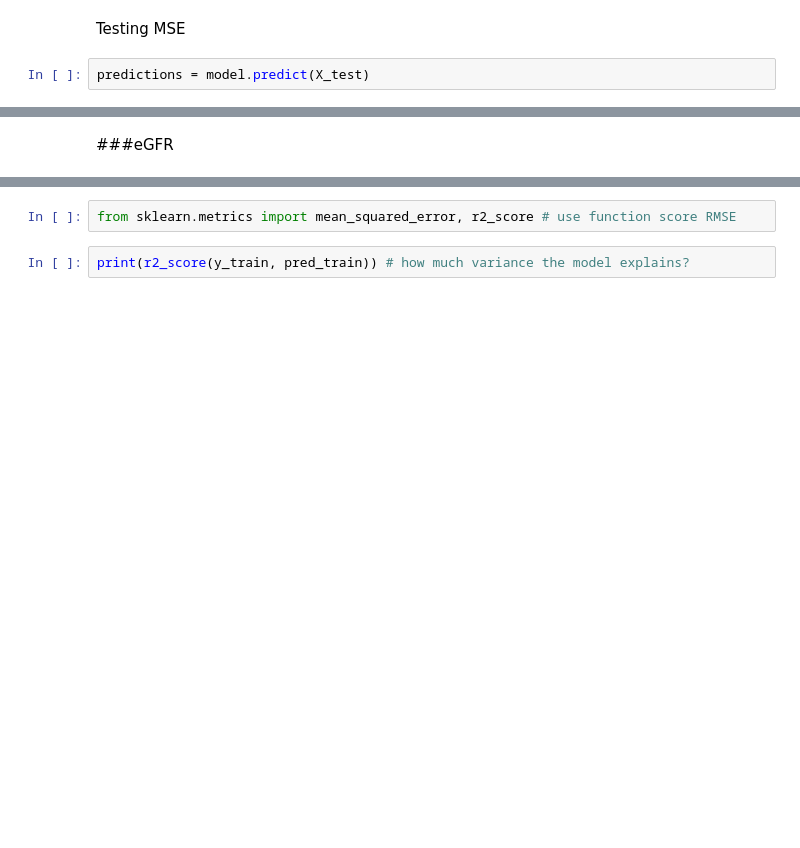
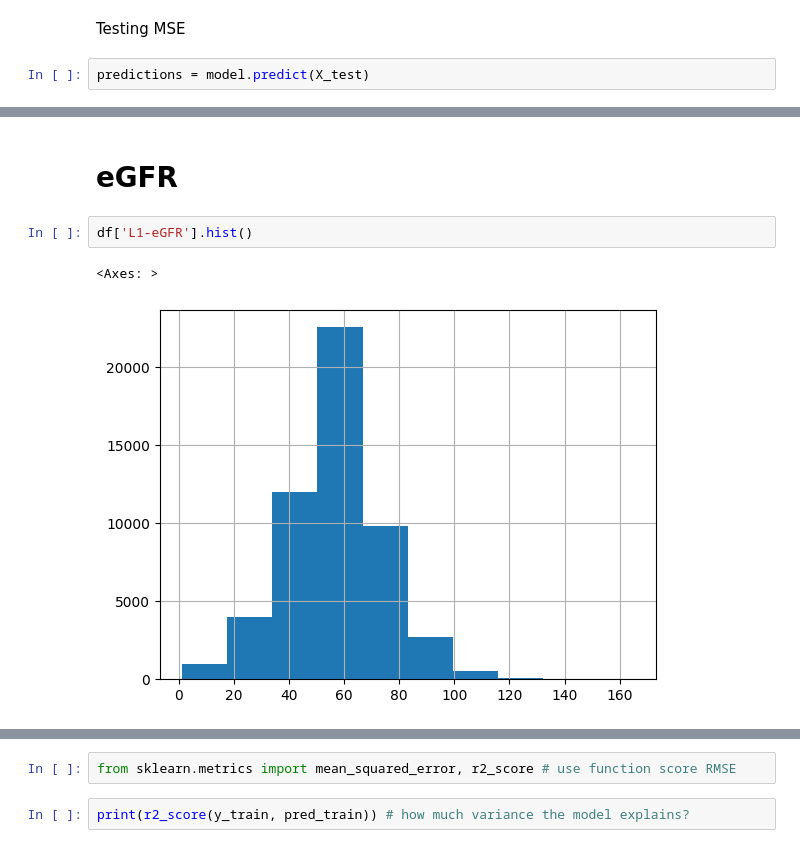
Before and after one commit to Aomaphisara/ULckdresearch2023, a Jupyter notebook: XGBoost_Feature_Importance.ipynb, the cells around one changed output, grey strips where cells are left out. Saved outputs shown, nothing was run; the diff lists cells and outputs as text; blank space fills up the shorter version.

```diff
--- a/XGBoost_Feature_Importance.ipynb
+++ b/XGBoost_Feature_Importance.ipynb
@@ -189,5 +268,10 @@ print(mean_squared_error(y_test, predictions))
 # %% [markdown]
-###eGFR
+# eGFR
+# %%
+df['L1-eGFR'].hist()
+# %% [output]
+<Axes: >
+[figure, added]
 # %%
 x=df[['InPatient',
        'OutPatient', 'Emergency', 'Sex', 'Age', 'NATNL',
```
Also changed, not shown: parts of 40 cells of this notebook.
